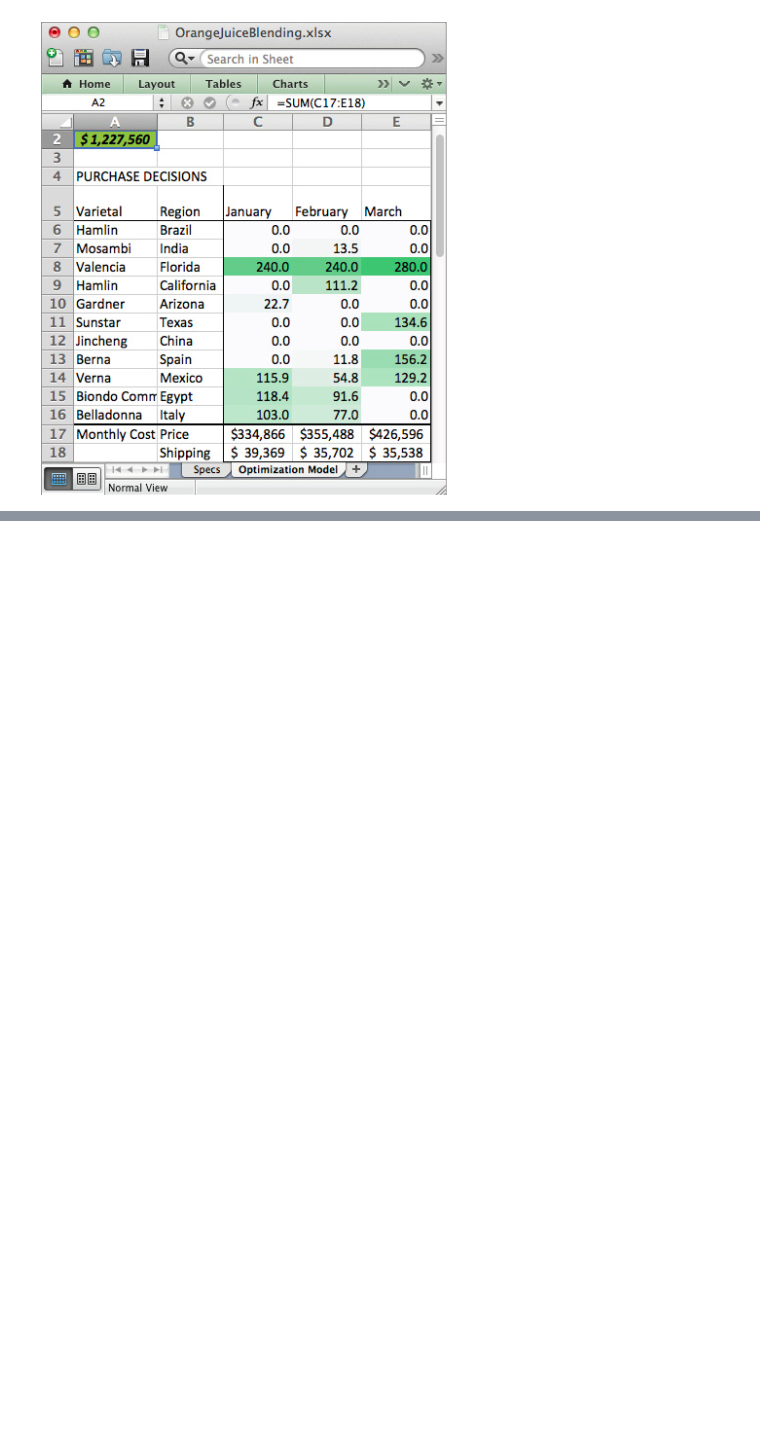
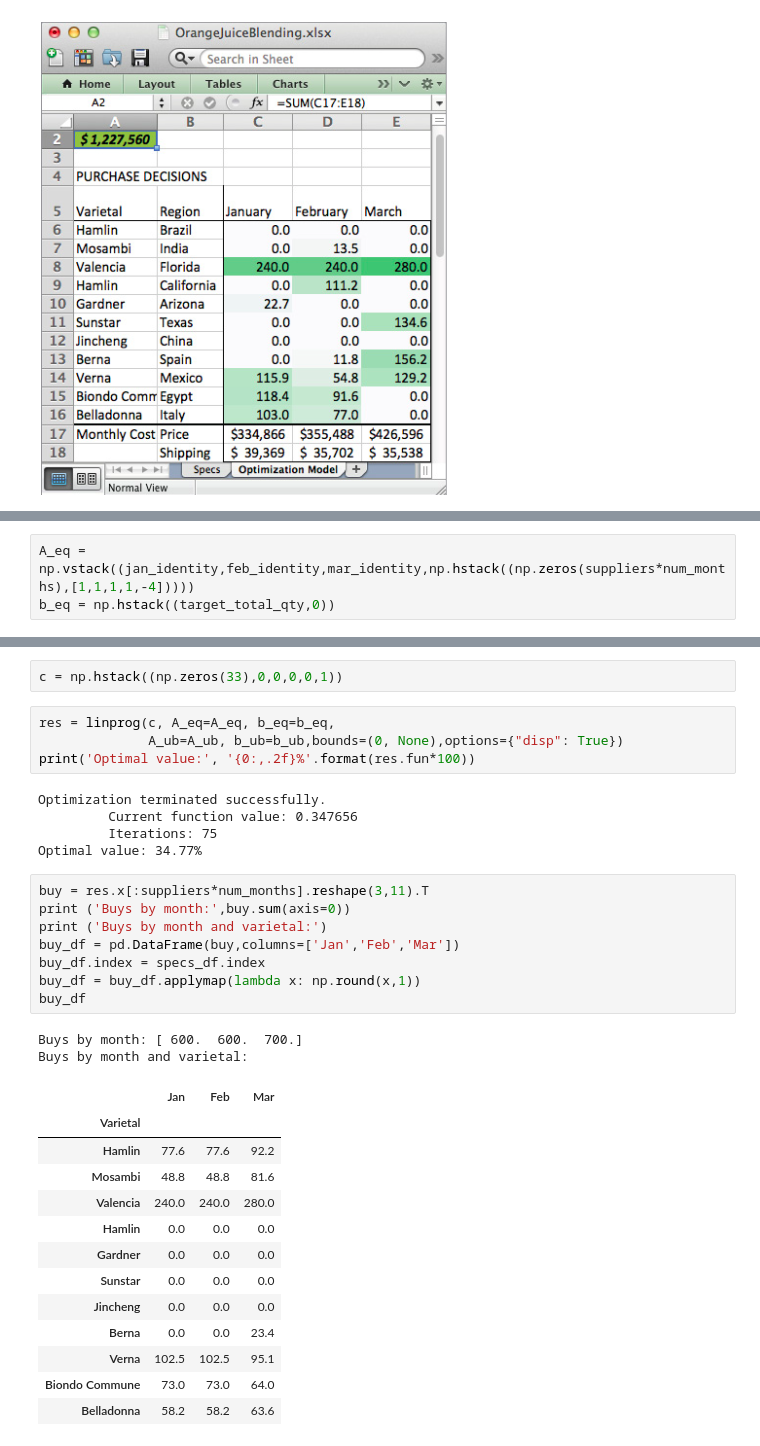
Before and after one commit to slstarnes/data-smart-sans-excel, a Jupyter notebook: Data Smart Sans Excel - Ch. 4.ipynb, the cells around one changed output, grey strips where cells are left out. Drawn from its saved outputs; the diff is of its cells as text; blank space fills up the shorter version.

```diff
--- a/Data Smart Sans Excel - Ch. 4.ipynb
+++ b/Data Smart Sans Excel - Ch. 4.ipynb
@@ -233,0 +298,3 @@ Image(filename='images/oj_blend_solution.png')
+# %%
+A_eq = np.vstack((jan_identity,feb_identity,mar_identity,np.hstack((np.zeros(suppliers*num_months),[1,1,1,1,-4]))))
+b_eq = np.hstack((target_total_qty,0))
@@ -233,0 +338,35 @@ Image(filename='images/oj_blend_solution.png')
+# %%
+c = np.hstack((np.zeros(33),0,0,0,0,1))
+# %%
+res = linprog(c, A_eq=A_eq, b_eq=b_eq,
+              A_ub=A_ub, b_ub=b_ub,bounds=(0, None),options={"disp": True})
+print('Optimal value:', '{0:,.2f}%'.format(res.fun*100))
+# %% [output]
+Optimization terminated successfully.
+         Current function value: 0.347656
+         Iterations: 75
+Optimal value: 34.77%
+# %%
+buy = res.x[:suppliers*num_months].reshape(3,11).T
+print ('Buys by month:',buy.sum(axis=0))
+print ('Buys by month and varietal:')
+buy_df = pd.DataFrame(buy,columns=['Jan','Feb','Mar'])
+buy_df.index = specs_df.index
+buy_df = buy_df.applymap(lambda x: np.round(x,1))
+buy_df
+# %% [output]
+Buys by month: [ 600.  600.  700.]
+Buys by month and varietal:
+|  | Jan | Feb | Mar |
+| Varietal |  |  |  |
+| Hamlin | 77.6 | 77.6 | 92.2 |
+| Mosambi | 48.8 | 48.8 | 81.6 |
+| Valencia | 240.0 | 240.0 | 280.0 |
+| Hamlin | 0.0 | 0.0 | 0.0 |
+| Gardner | 0.0 | 0.0 | 0.0 |
+| Sunstar | 0.0 | 0.0 | 0.0 |
+| Jincheng | 0.0 | 0.0 | 0.0 |
+| Berna | 0.0 | 0.0 | 23.4 |
+| Verna | 102.5 | 102.5 | 95.1 |
+| Biondo Commune | 73.0 | 73.0 | 64.0 |
+| Belladonna | 58.2 | 58.2 | 63.6 |
```
Also changed, not shown: parts of 9 cells of this notebook.
